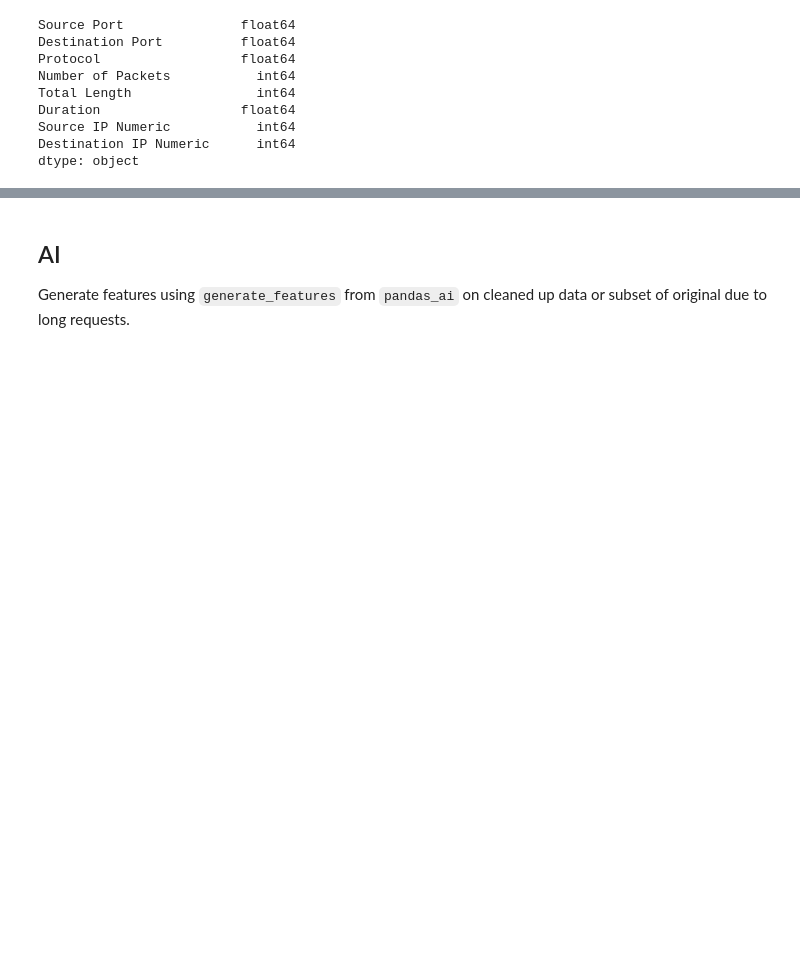
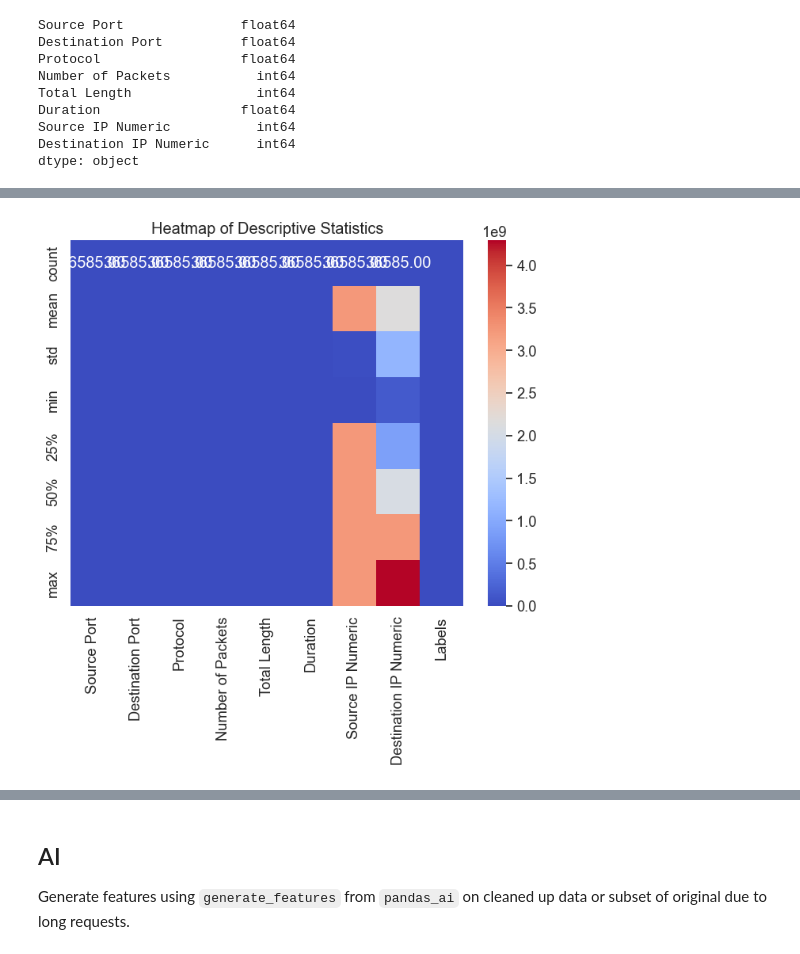
Before and after one commit to mundruid/bsides-augusta-2023, a Jupyter notebook: bsides_aug.ipynb, the cells around one changed output, grey strips where cells are left out. Saved outputs shown, nothing was run; the diff lists cells and outputs as text; code cells hidden in the pictures; blank space fills up the shorter version.

```diff
--- a/bsides_aug.ipynb
+++ b/bsides_aug.ipynb
@@ -269,0 +298,11 @@ EDA can be performed for benign and malicious data. Here we are looking at EDA o
+# %%
+if not READ_FROM_PICKLE:
+    mirai_stream_df = extract_streams(mirai_df)
+    benign_stream_df = extract_streams(benign_df)
+
+    mirai_stream_df.to_pickle("data/mirai_stream.pkl")
+    benign_stream_df.to_pickle("data/benign_stream.pkl")
+# %%
+if READ_FROM_PICKLE:
+    mirai_stream_df = pd.read_pickle("data/mirai_stream.pkl")
+    benign_stream_df = pd.read_pickle("data/benign_stream.pkl")
@@ -450,0 +414,8 @@ dtype: object
+# %%
+# Create a heatmap of descriptive statistics
+plt.figure(figsize=(8, 6))
+sns.heatmap(mirai_stream_df_numeric.describe(), annot=True, cmap='coolwarm', fmt='.2f')
+plt.title('Heatmap of Descriptive Statistics')
+plt.show()
+# %% [output]
+[figure, added]
```
Also changed, not shown: parts of 104 cells of this notebook.
